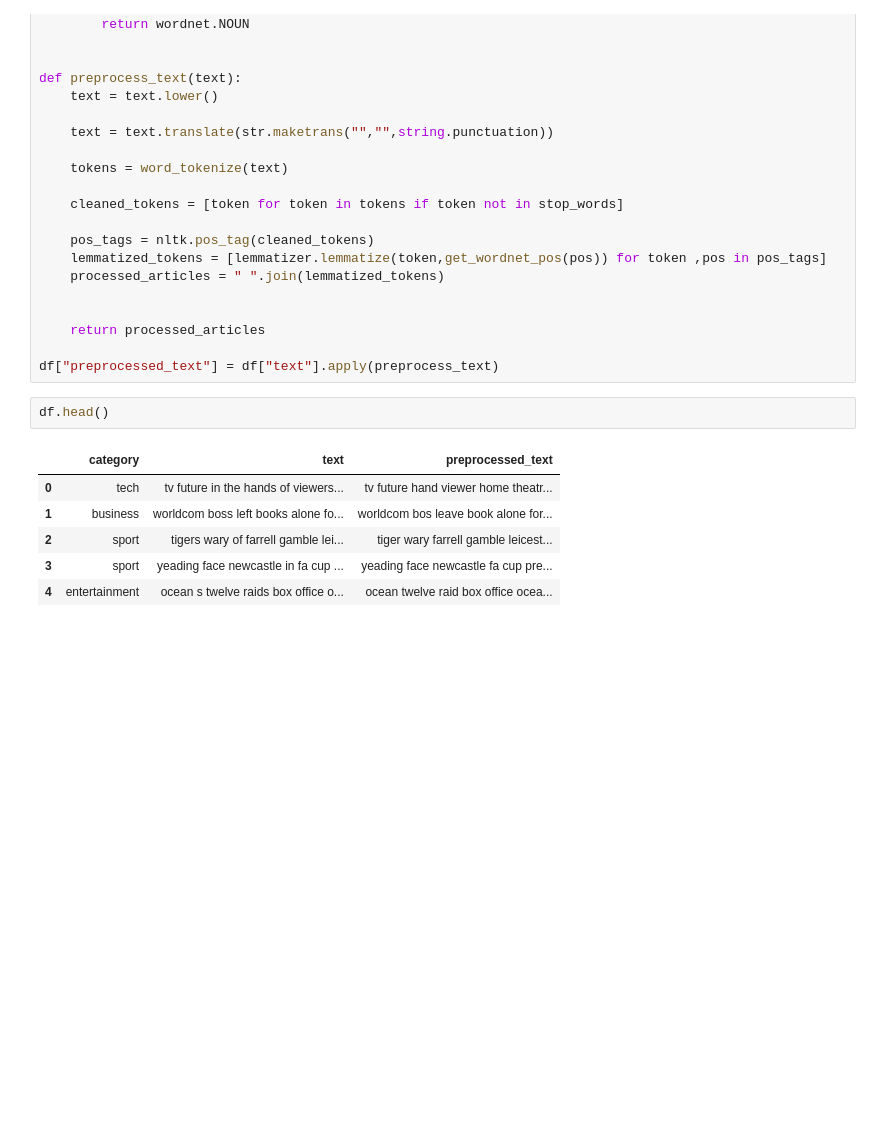
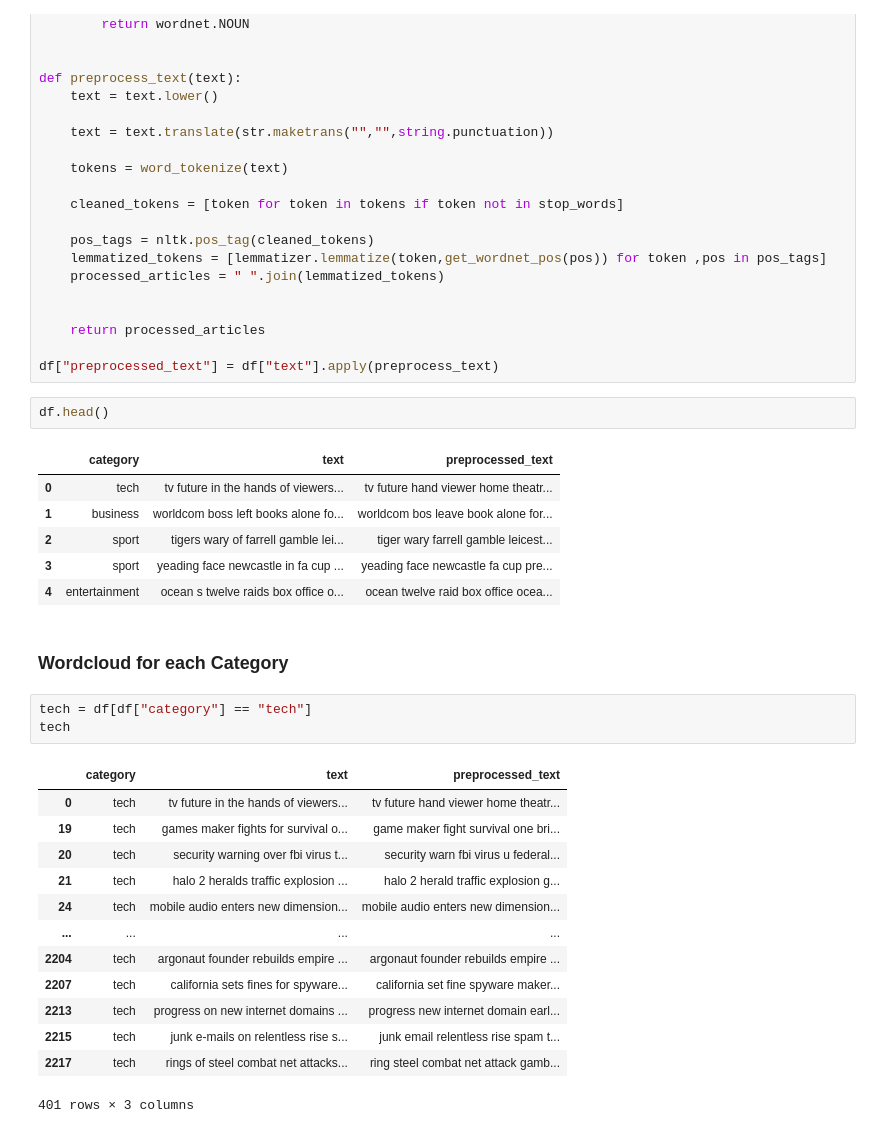
Before and after one commit to FatemeAmlahi/BBC_article_category_classification, a Jupyter notebook: notebooks/article_classification.ipynb, the cells around one changed output. Cells and saved outputs as stored; diff of their text form; blank space fills up the shorter version.

```diff
--- a/notebooks/article_classification.ipynb
+++ b/notebooks/article_classification.ipynb
@@ -125,3 +125,22 @@ df.head()
 | 2 | sport | tigers wary of farrell gamble lei... | tiger wary farrell gamble leicest... |
 | 3 | sport | yeading face newcastle in fa cup ... | yeading face newcastle fa cup pre... |
 | 4 | entertainment | ocean s twelve raids box office o... | ocean twelve raid box office ocea... |
+# %% [markdown]
+### Wordcloud for each Category
+# %%
+tech = df[df["category"] == "tech"]
+tech
+# %% [output]
+|  | category | text | preprocessed_text |
+| 0 | tech | tv future in the hands of viewers... | tv future hand viewer home theatr... |
+| 19 | tech | games maker fights for survival o... | game maker fight survival one bri... |
+| 20 | tech | security warning over fbi virus t... | security warn fbi virus u federal... |
+| 21 | tech | halo 2 heralds traffic explosion ... | halo 2 herald traffic explosion g... |
+| 24 | tech | mobile audio enters new dimension... | mobile audio enters new dimension... |
+| ... | ... | ... | ... |
+| 2204 | tech | argonaut founder rebuilds empire ... | argonaut founder rebuilds empire ... |
+| 2207 | tech | california sets fines for spyware... | california set fine spyware maker... |
+| 2213 | tech | progress on new internet domains ... | progress new internet domain earl... |
+| 2215 | tech | junk e-mails on relentless rise s... | junk email relentless rise spam t... |
+| 2217 | tech | rings of steel combat net attacks... | ring steel combat net attack gamb... |
+401 rows × 3 columns
```
Also changed, not shown: parts of 2 cells of this notebook.
